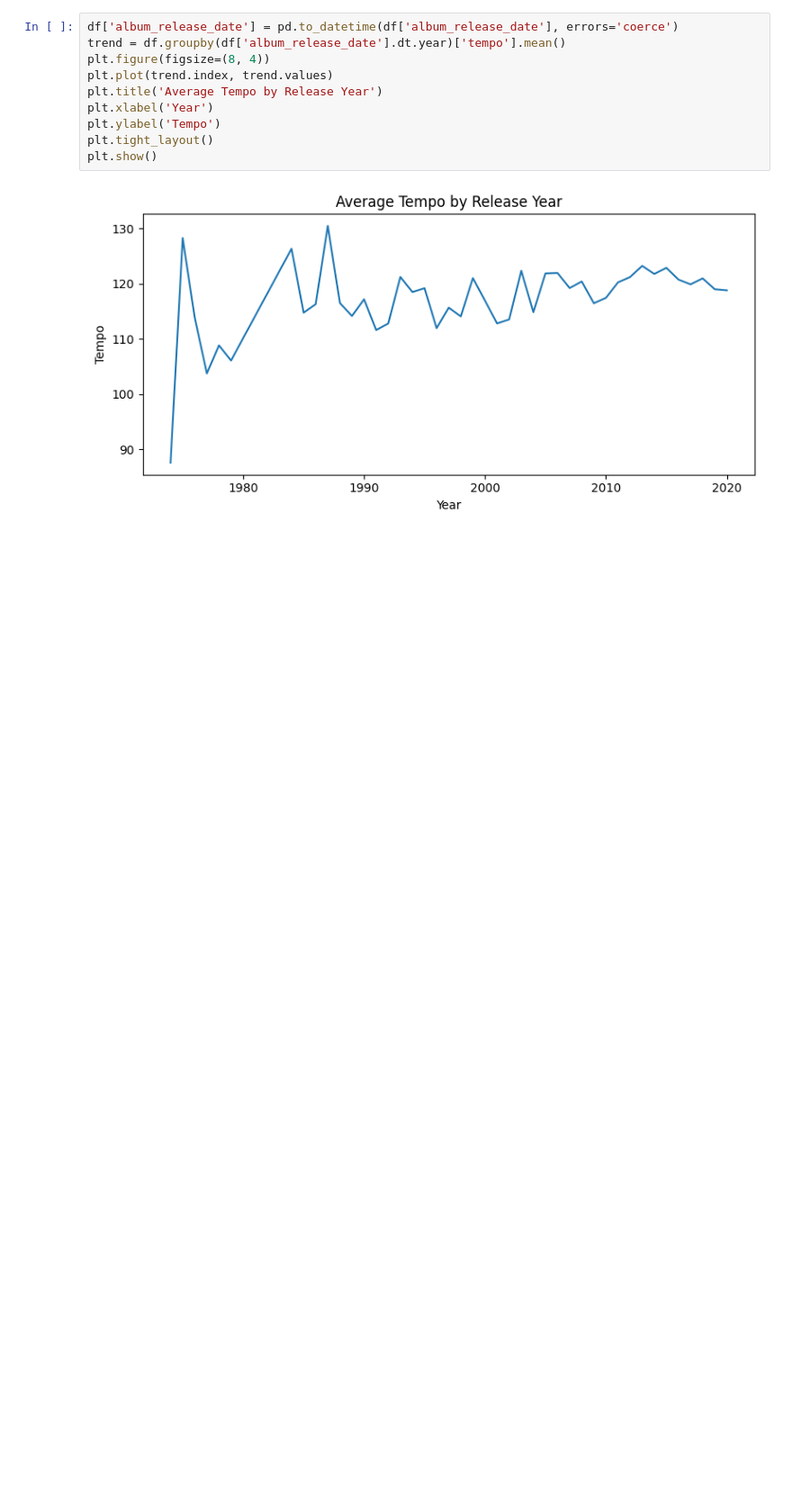
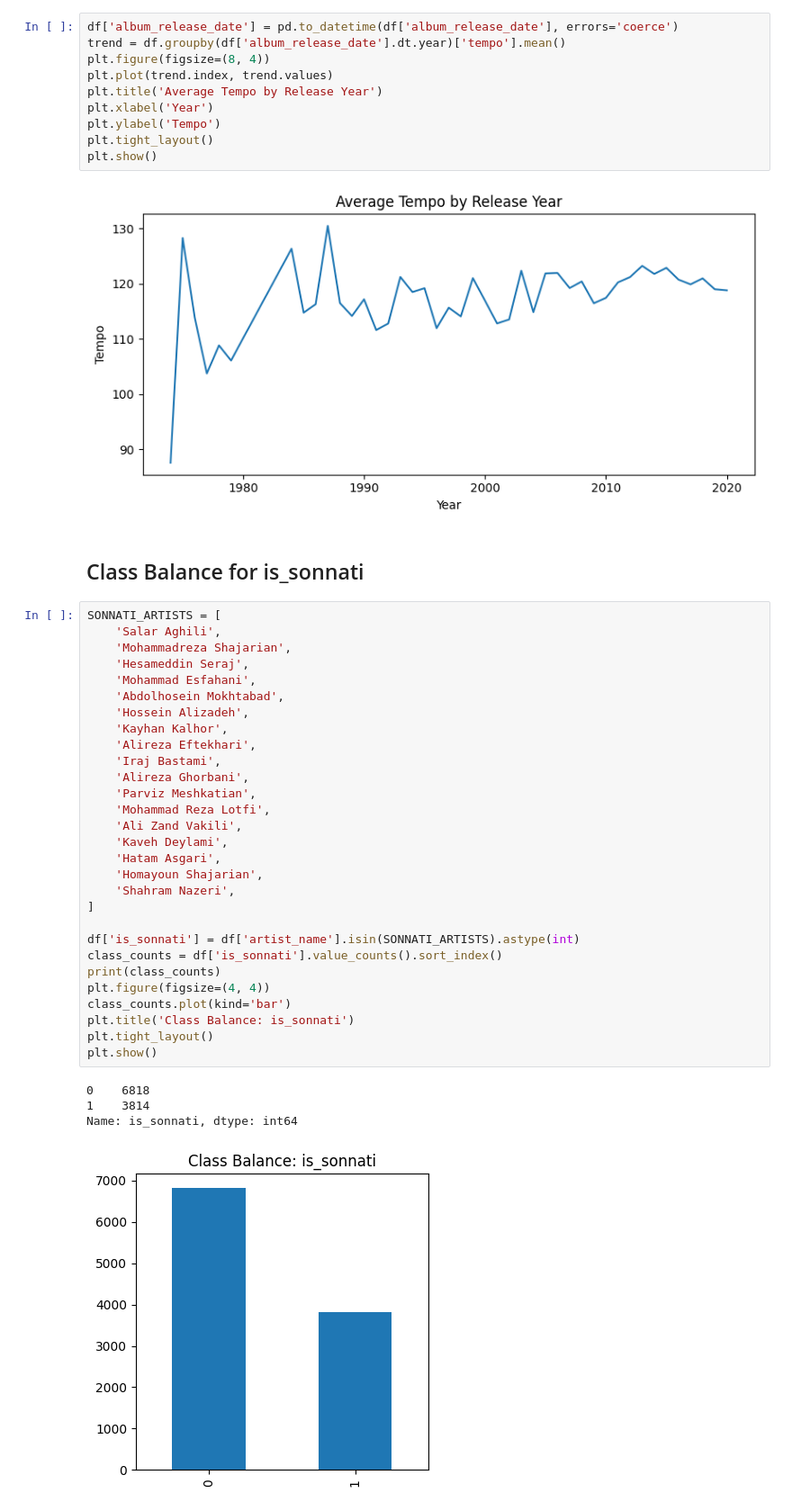
Before and after one commit to KianShokraneh/AI-FinalProject-Spotify, a Jupyter notebook: notebooks/phase-1_eda.ipynb, the cells around one changed output. Shown at 90% size. Saved outputs shown, nothing was run; the diff lists cells and outputs as text; blank space fills up the shorter version.

Commit message:
feat: add is_sonnati class-balance analysis and baseline plan to phase-1 EDA

```diff
--- a/notebooks/phase-1_eda.ipynb
+++ b/notebooks/phase-1_eda.ipynb
@@ -90,3 +90,39 @@ plt.tight_layout()
 plt.show()
 # %% [output]
 [figure]
+# %% [markdown]
+## Class Balance for is_sonnati
+# %%
+SONNATI_ARTISTS = [
+    'Salar Aghili',
+    'Mohammadreza Shajarian',
+    'Hesameddin Seraj',
+    'Mohammad Esfahani',
+    'Abdolhosein Mokhtabad',
+    'Hossein Alizadeh',
+    'Kayhan Kalhor',
+    'Alireza Eftekhari',
+    'Iraj Bastami',
+    'Alireza Ghorbani',
+    'Parviz Meshkatian',
+    'Mohammad Reza Lotfi',
+    'Ali Zand Vakili',
+    'Kaveh Deylami',
+    'Hatam Asgari',
+    'Homayoun Shajarian',
+    'Shahram Nazeri',
+]
+
+df['is_sonnati'] = df['artist_name'].isin(SONNATI_ARTISTS).astype(int)
+class_counts = df['is_sonnati'].value_counts().sort_index()
+print(class_counts)
+plt.figure(figsize=(4, 4))
+class_counts.plot(kind='bar')
+plt.title('Class Balance: is_sonnati')
+plt.tight_layout()
+plt.show()
+# %% [output]
+0    6818
+1    3814
+Name: is_sonnati, dtype: int64
+[figure, added]
```
Also changed, not shown: parts of 1 cell of this notebook.
